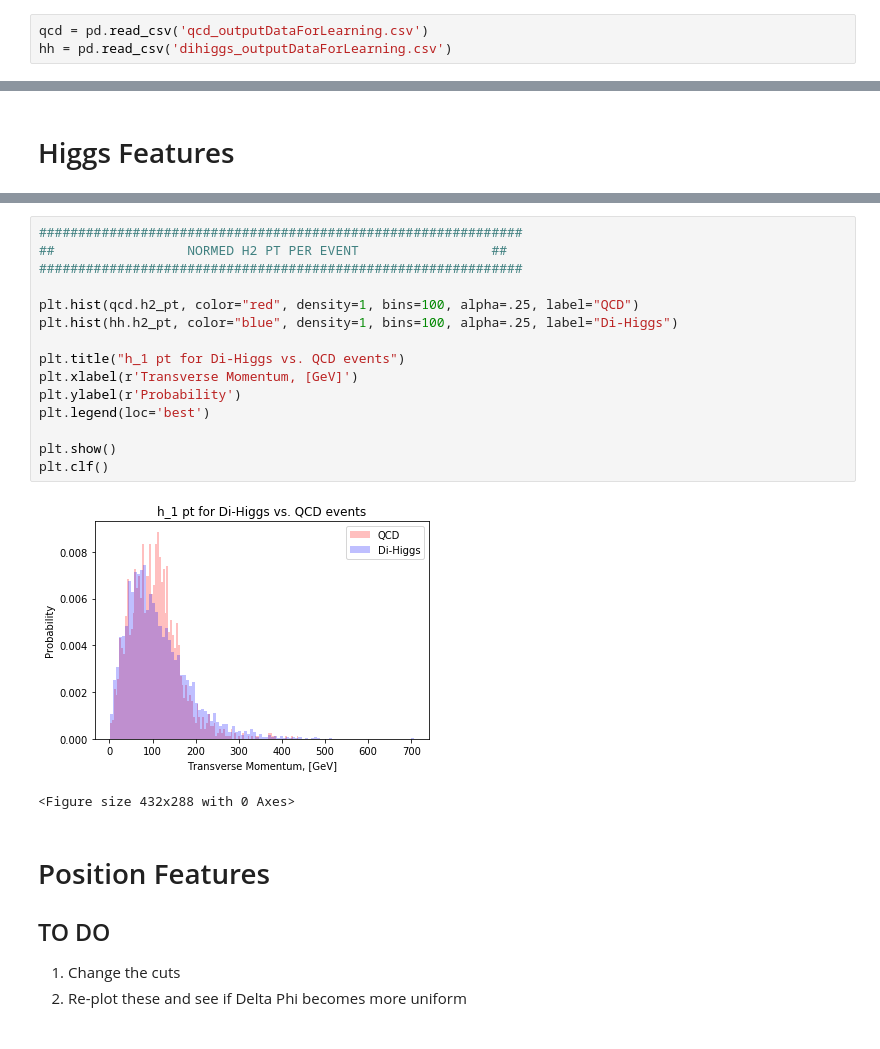
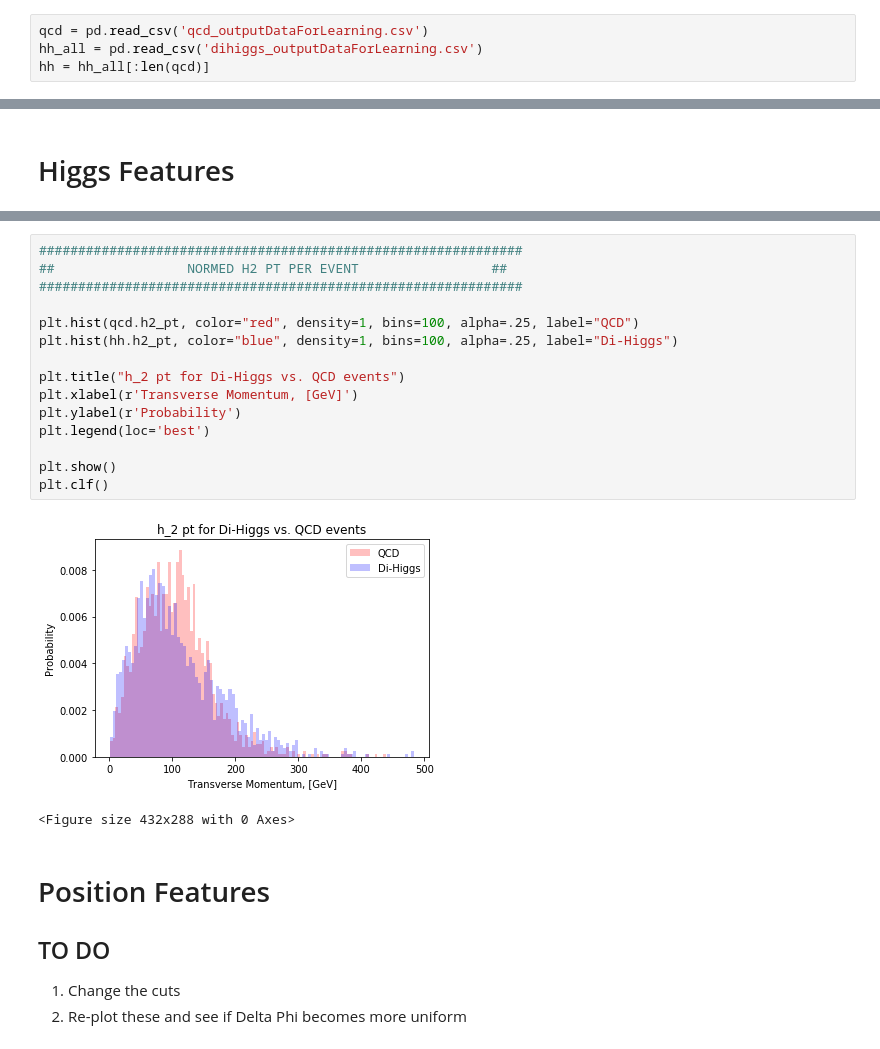
Before and after one commit to neu-physics/dihiggsMLProject, a Jupyter notebook: higgsReconstruction/EventPlotting/plotting.ipynb, the cells around one changed output, grey strips where cells are left out. Saved outputs shown, nothing was run; the diff lists cells and outputs as text.

Commit message:
also i made some more plots

```diff
--- a/higgsReconstruction/EventPlotting/plotting.ipynb
+++ b/higgsReconstruction/EventPlotting/plotting.ipynb
@@ -45,6 +67,7 @@ def plotHistWithFitLine(_fitFunction, _bins, _histFrequencies, _label, _color, _
 # %%
 qcd = pd.read_csv('qcd_outputDataForLearning.csv')
-hh = pd.read_csv('dihiggs_outputDataForLearning.csv')
+hh_all = pd.read_csv('dihiggs_outputDataForLearning.csv')
+hh = hh_all[:len(qcd)]
 # %%
 print(len(qcd), "rows of qcd data")
 qcd.head()
@@ -232,20 +267,20 @@ QCD mean h_2: 125.69872076444622
 # %%
 ##############################################################
 ##                 NORMED H2 PT PER EVENT                 ##
 ##############################################################
 
 plt.hist(qcd.h2_pt, color="red", density=1, bins=100, alpha=.25, label="QCD")
 plt.hist(hh.h2_pt, color="blue", density=1, bins=100, alpha=.25, label="Di-Higgs")
 
-plt.title("h_1 pt for Di-Higgs vs. QCD events")
+plt.title("h_2 pt for Di-Higgs vs. QCD events")
 plt.xlabel(r'Transverse Momentum, [GeV]')
 plt.ylabel(r'Probability')
 plt.legend(loc='best')
 
 plt.show()
 plt.clf()
 # %% [output]
-[figure, old version]
+[figure, new version]
 <Figure size 432x288 with 0 Axes>
 # %% [markdown]
 # Position Features
```
Also changed, not shown: parts of 21 cells of this notebook.
